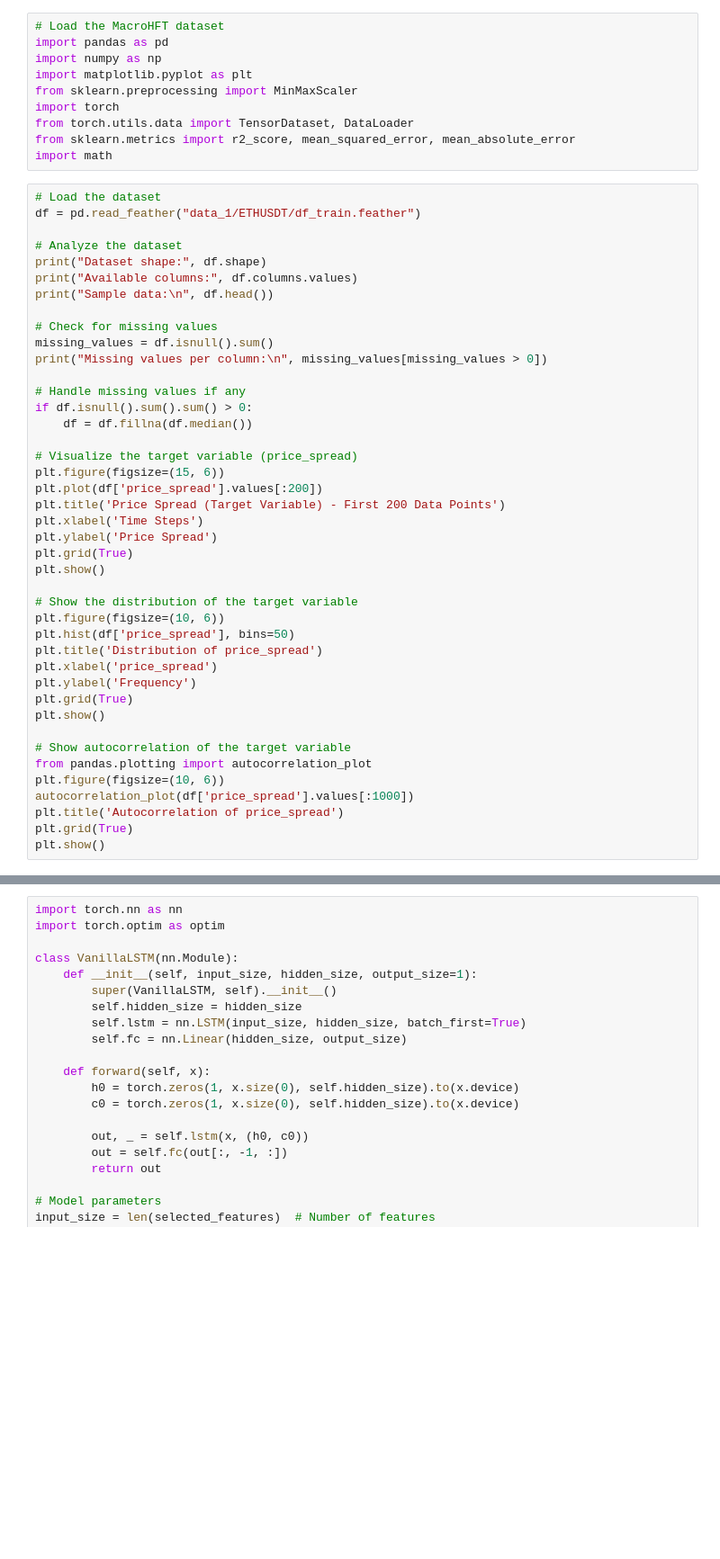
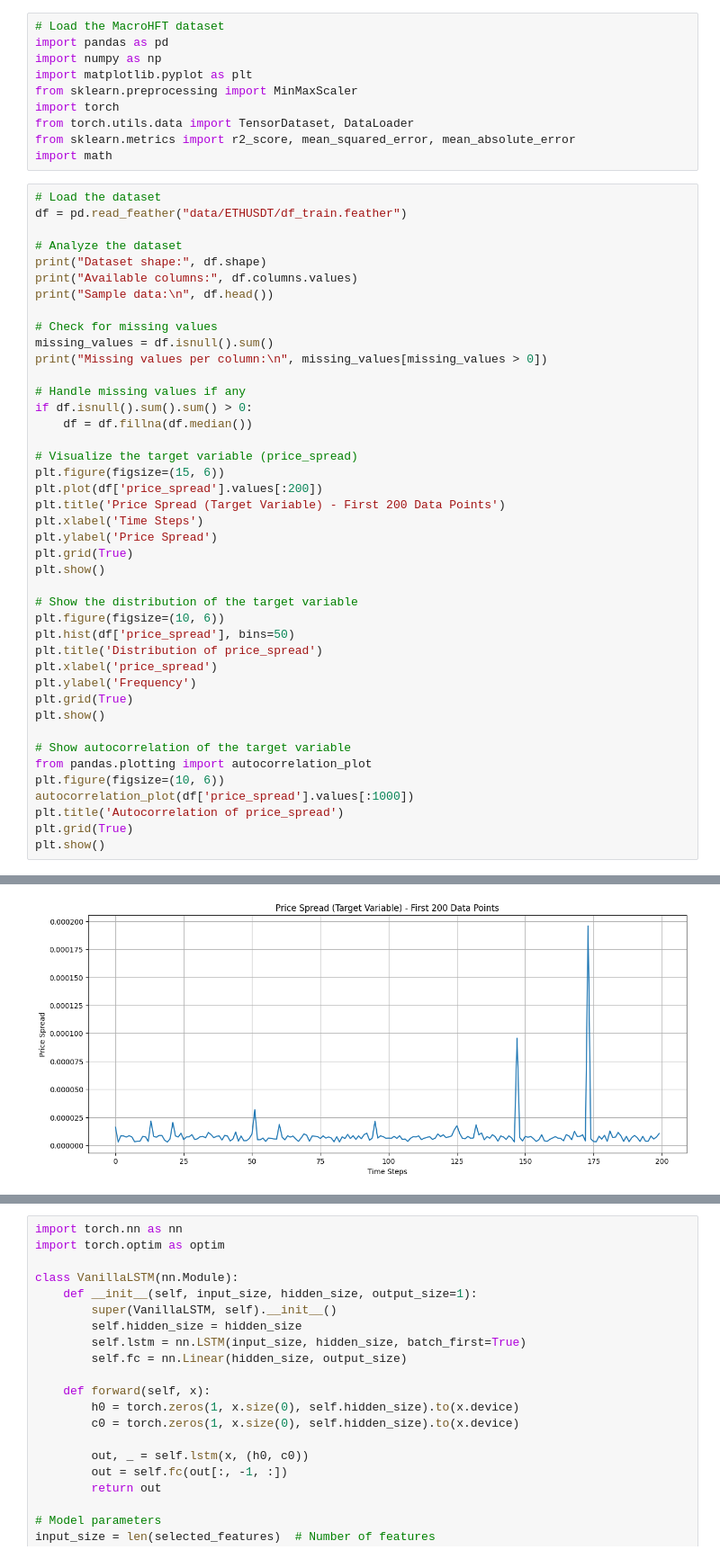
Before and after one commit to LHSang6403/MacroHFT, a Jupyter notebook: LSTM4.ipynb, the cells around one changed output, grey strips where cells are left out. Shown at 90% size. Drawn from its saved outputs; the diff is of its cells as text; blank space fills up the shorter version.

```diff
--- a/LSTM4.ipynb
+++ b/LSTM4.ipynb
@@ -10,7 +10,7 @@ from sklearn.metrics import r2_score, mean_squared_error, mean_absolute_error
 import math
 # %%
 # Load the dataset
-df = pd.read_feather("data_1/ETHUSDT/df_train.feather")
+df = pd.read_feather("data/ETHUSDT/df_train.feather")
 
 # Analyze the dataset
 print("Dataset shape:", df.shape)
@@ -67,4 +67,5 @@ Available columns: ['timestamp' 'ask1_price' 'ask1_size' 'bid1_price' 'bid1_size
 
 [5 rows x 71 columns]
 Missing values per column:
  Series([], dtype: int64)
+[figure, added]
```
Also changed, not shown: parts of 6 cells of this notebook.
